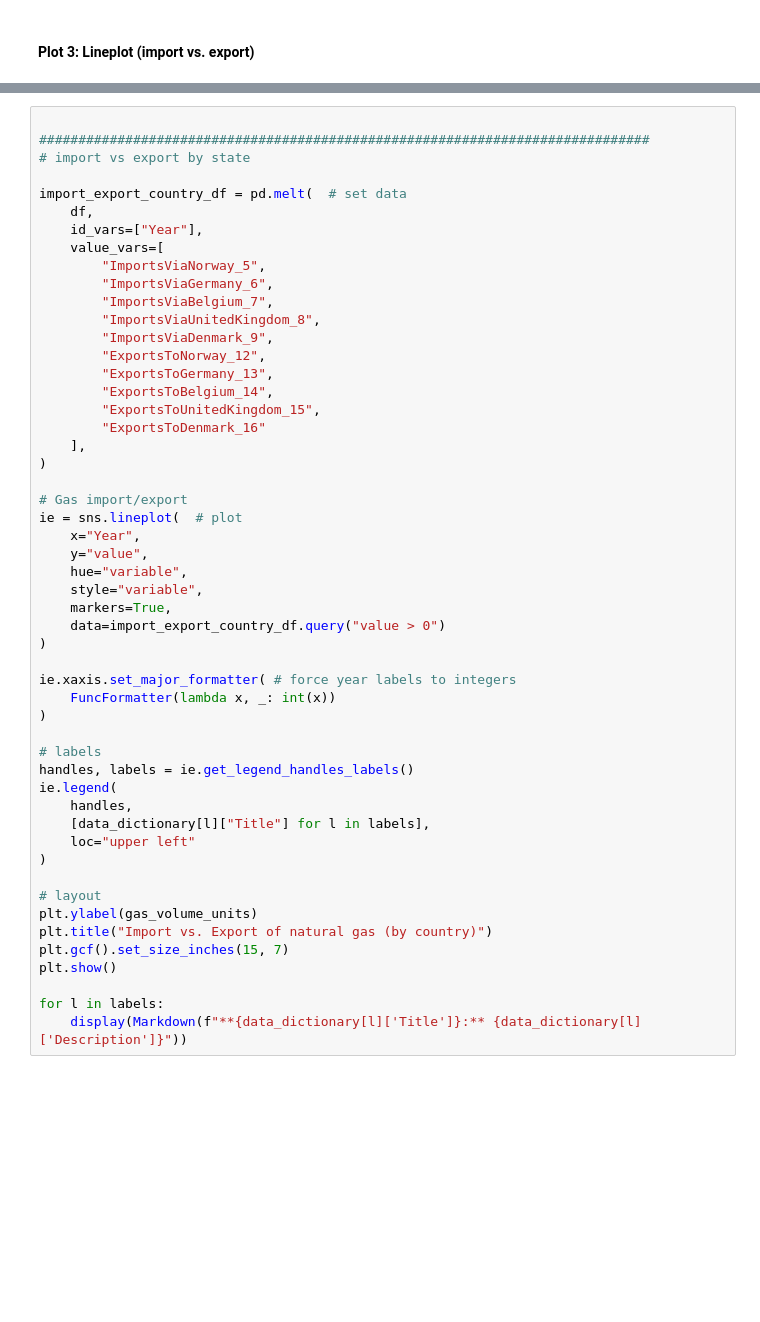
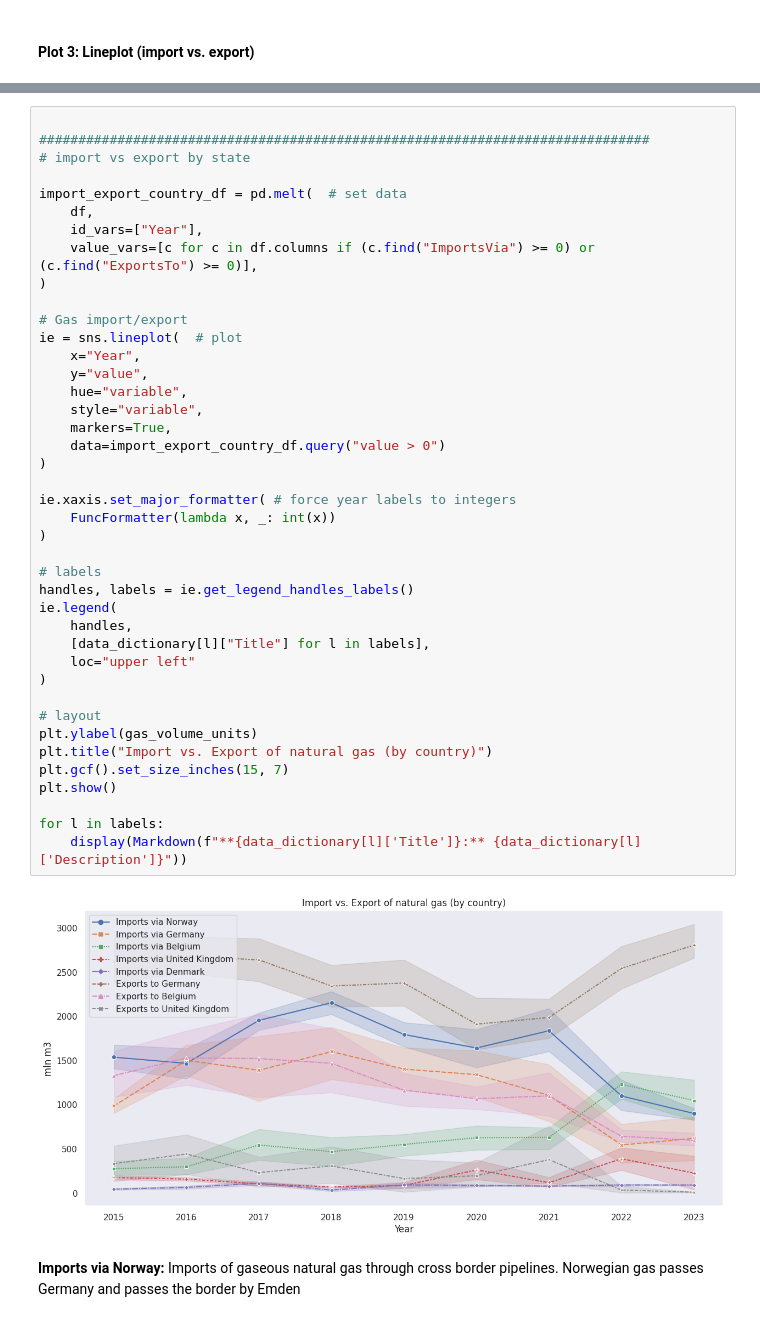
Before and after one commit to michaelvanvliet/natural-gas-supply-and-consumption, a Jupyter notebook: analyse.ipynb, the cells around one changed output, grey strips where cells are left out. Cells and saved outputs as stored; diff of their text form; blank space fills up the shorter version.

```diff
--- a/analyse.ipynb
+++ b/analyse.ipynb
@@ -283,47 +300,39 @@ for l in labels:
 import_export_country_df = pd.melt(  # set data
     df,
     id_vars=["Year"],
-    value_vars=[
-        "ImportsViaNorway_5",
-        "ImportsViaGermany_6",
-        "ImportsViaBelgium_7",
-        "ImportsViaUnitedKingdom_8",
-        "ImportsViaDenmark_9",
-        "ExportsToNorway_12",
-        "ExportsToGermany_13",
-        "ExportsToBelgium_14",
-        "ExportsToUnitedKingdom_15",
-        "ExportsToDenmark_16"
-    ],
+    value_vars=[c for c in df.columns if (c.find("ImportsVia") >= 0) or (c.find("ExportsTo") >= 0)],
 )
 
 # Gas import/export
 ie = sns.lineplot(  # plot
     x="Year",
     y="value",
     hue="variable",
     style="variable",
     markers=True,
     data=import_export_country_df.query("value > 0")
 )
 
 ie.xaxis.set_major_formatter( # force year labels to integers
     FuncFormatter(lambda x, _: int(x))
 )
 
 # labels
 handles, labels = ie.get_legend_handles_labels()
 ie.legend(
     handles,
     [data_dictionary[l]["Title"] for l in labels],
     loc="upper left"
 )
 
 # layout
 plt.ylabel(gas_volume_units)
 plt.title("Import vs. Export of natural gas (by country)")
 plt.gcf().set_size_inches(15, 7)
 plt.show()
 
 for l in labels:
     display(Markdown(f"**{data_dictionary[l]['Title']}:** {data_dictionary[l]['Description']}"))
+# %% [output]
+[figure, added]
+**Imports via Norway:** Imports of gaseous natural gas through cross border pipelines. Norwegian gas passes Germany and passes  the border by Emden
```
Also changed, not shown: parts of 9 cells of this notebook.
